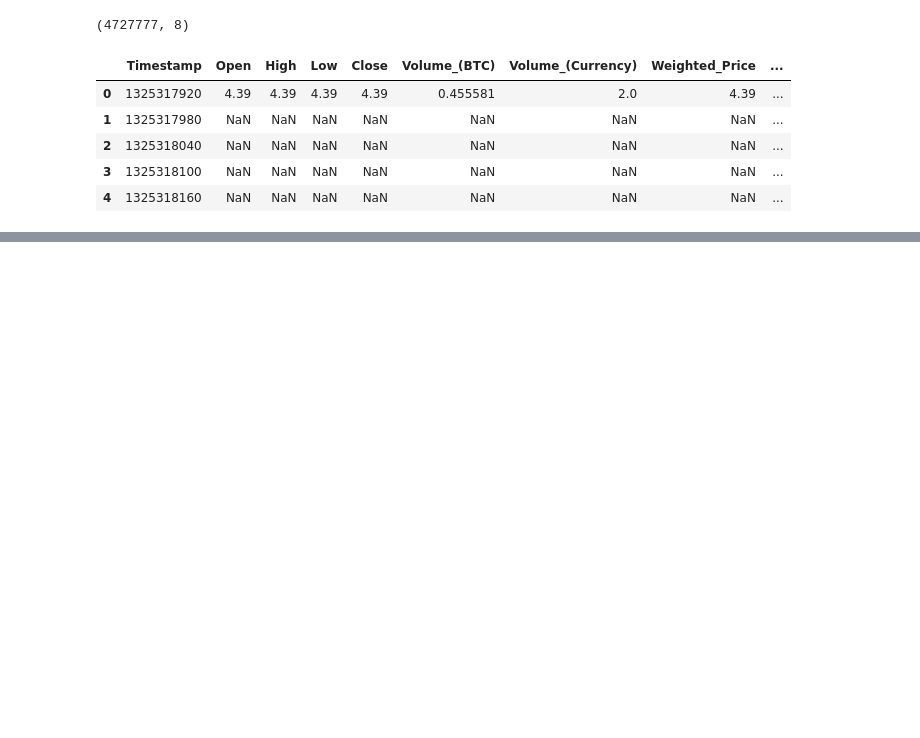
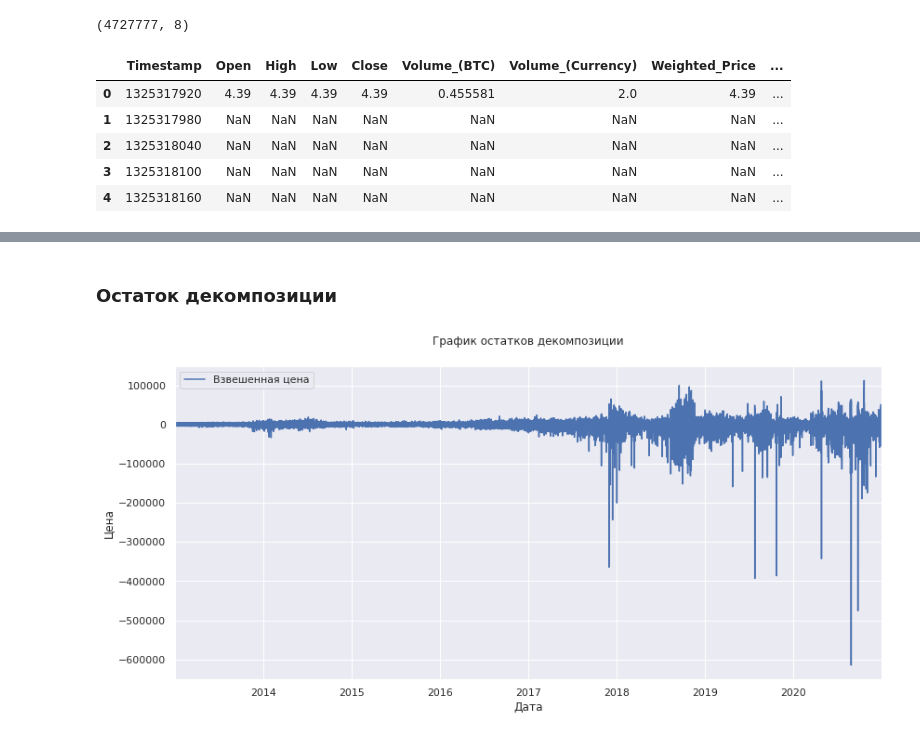
Before and after one commit to AxelVas/Analytics_of_price_BTC, a Jupyter notebook: BTC_analysis_2012_2021.ipynb, the cells around one changed output, grey strips where cells are left out. Saved outputs shown, nothing was run; the diff lists cells and outputs as text; code cells hidden in the pictures; blank space fills up the shorter version.

```diff
--- a/BTC_analysis_2012_2021.ipynb
+++ b/BTC_analysis_2012_2021.ipynb
@@ -108,0 +417,11 @@ plt.show()
+# %% [markdown]
+### Остаток декомпозиции
+# %%
+decomposed.resid.plot(ax=plt.gca(),figsize=(12,6))
+plt.legend(['Взвешенная цена'])
+plt.title('График остатков декомпозиции', y=1.05)
+plt.xlabel('Дата')
+plt.ylabel('Цена')
+plt.tight_layout()
+# %% [output]
+[figure, added]
```
Also changed, not shown: parts of 157 cells of this notebook.
